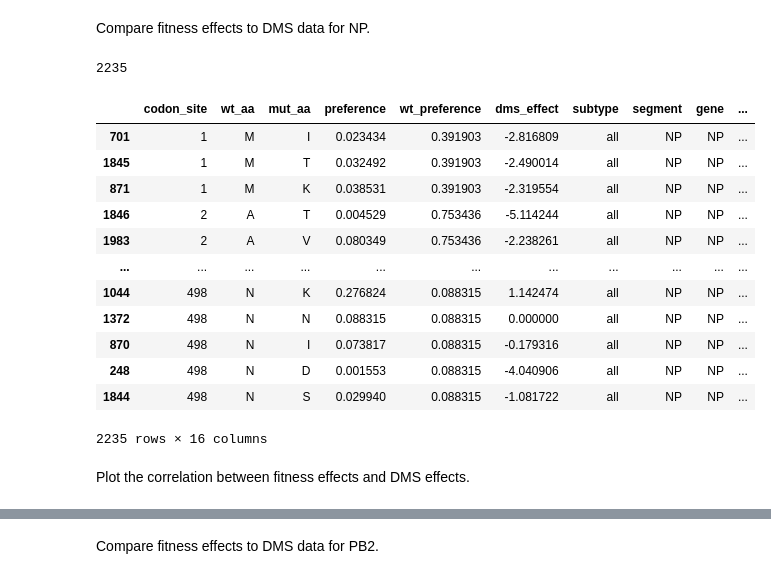
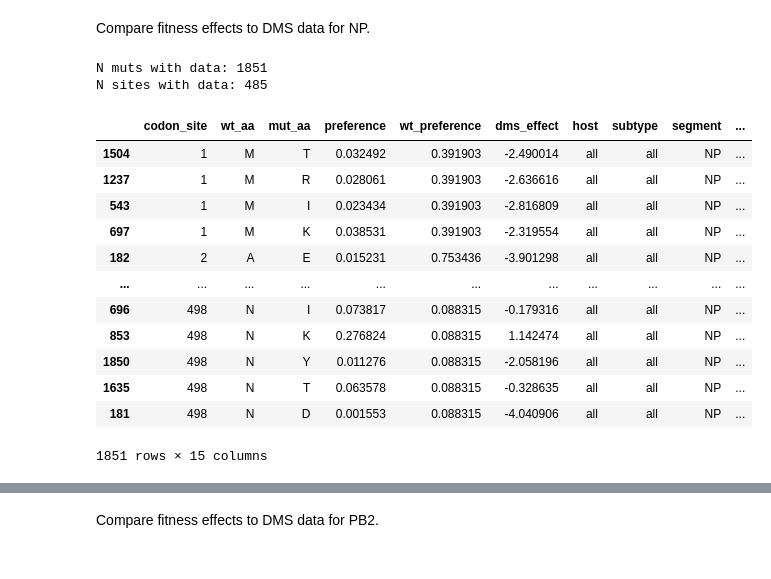
Before and after one commit to matsengrp/flu-mut-rates, a Jupyter notebook: notebooks/analyze_fitness_effects.ipynb, the cells around one changed output, grey strips where cells are left out. Cells and saved outputs as stored; diff of their text form; code cells hidden in the pictures.

```diff
--- a/notebooks/analyze_fitness_effects.ipynb
+++ b/notebooks/analyze_fitness_effects.ipynb
@@ -22,6 +22,8 @@ Read in data
 # %%
 # Read in fitness effects of amino-acid mutations
 fitness_df = pd.read_csv('../results/aa_fitness_effects.csv', keep_default_na=False)
+fitness_df = fitness_df[fitness_df['host'] == 'all']
 
 # Read in data on fitness effects of synonymous mutations at a given site
 site_syn_fitness_df = pd.read_csv('../results/sitewise_synonymous_fitness_effects.csv', keep_default_na=False)
+site_syn_fitness_df = site_syn_fitness_df[site_syn_fitness_df['host'] == 'all']
@@ -278,39 +227,37 @@ r nonsyn: 0.007194851240708936
 Compare fitness effects to DMS data for NP.
 # %%
 # Get fitness data
-count_threshold = 25
-fitness_lod = np.log(0.5/(count_threshold+0.5))
-fitness_data = fitness_df[
+np_fitness_data = fitness_df[
     (fitness_df['gene'] == 'NP') &
-    (fitness_df['expected_count'] >= count_threshold) &
+    (fitness_df['mut_class'] == 'nonsynonymous') &
+    (fitness_df['expected_count'] >= count_threshold_dms_comparison) &
     (fitness_df['subtype'] == 'all')
 ].copy()
-fitness_data['codon_site'] = fitness_data['codon_site'].astype(int)
+np_fitness_data['codon_site'] = np_fitness_data['codon_site'].astype(int)
 
 # Read in data and merge with fitness data. The sites are indexed in the exact same way.
 np_dms_data = (
     pd.read_csv('../results/dms_data/Bloom_NP/processed_dms_data.csv')
     .rename(columns={'site':'codon_site'})
-    .merge(fitness_data, on=['codon_site', 'wt_aa', 'mut_aa'], how='inner')
+    .merge(np_fitness_data, on=['codon_site', 'wt_aa', 'mut_aa'], how='inner')
     .sort_values('codon_site')
 )
-
-print(len(np_dms_data))
+print('N muts with data:', len(np_dms_data))
+print('N sites with data:', np_dms_data['codon_site'].nunique())
 np_dms_data
 # %% [output]
-2235
+N muts with data: 1851
+N sites with data: 485
-|  | codon_site | wt_aa | mut_aa | preference | wt_preference | dms_effect | subtype | segment | gene | ... |
-| 701 | 1 | M | I | 0.023434 | 0.391903 | -2.816809 | all | NP | NP | ... |
-| 1845 | 1 | M | T | 0.032492 | 0.391903 | -2.490014 | all | NP | NP | ... |
-| 871 | 1 | M | K | 0.038531 | 0.391903 | -2.319554 | all | NP | NP | ... |
-| 1846 | 2 | A | T | 0.004529 | 0.753436 | -5.114244 | all | NP | NP | ... |
-| 1983 | 2 | A | V | 0.080349 | 0.753436 | -2.238261 | all | NP | NP | ... |
+|  | codon_site | wt_aa | mut_aa | preference | wt_preference | dms_effect | host | subtype | segment | ... |
+| 1504 | 1 | M | T | 0.032492 | 0.391903 | -2.490014 | all | all | NP | ... |
+| 1237 | 1 | M | R | 0.028061 | 0.391903 | -2.636616 | all | all | NP | ... |
+| 543 | 1 | M | I | 0.023434 | 0.391903 | -2.816809 | all | all | NP | ... |
+| 697 | 1 | M | K | 0.038531 | 0.391903 | -2.319554 | all | all | NP | ... |
+| 182 | 2 | A | E | 0.015231 | 0.753436 | -3.901298 | all | all | NP | ... |
 | ... | ... | ... | ... | ... | ... | ... | ... | ... | ... | ... |
-| 1044 | 498 | N | K | 0.276824 | 0.088315 | 1.142474 | all | NP | NP | ... |
-| 1372 | 498 | N | N | 0.088315 | 0.088315 | 0.000000 | all | NP | NP | ... |
-| 870 | 498 | N | I | 0.073817 | 0.088315 | -0.179316 | all | NP | NP | ... |
-| 248 | 498 | N | D | 0.001553 | 0.088315 | -4.040906 | all | NP | NP | ... |
-| 1844 | 498 | N | S | 0.029940 | 0.088315 | -1.081722 | all | NP | NP | ... |
+| 696 | 498 | N | I | 0.073817 | 0.088315 | -0.179316 | all | all | NP | ... |
+| 853 | 498 | N | K | 0.276824 | 0.088315 | 1.142474 | all | all | NP | ... |
+| 1850 | 498 | N | Y | 0.011276 | 0.088315 | -2.058196 | all | all | NP | ... |
+| 1635 | 498 | N | T | 0.063578 | 0.088315 | -0.328635 | all | all | NP | ... |
+| 181 | 498 | N | D | 0.001553 | 0.088315 | -4.040906 | all | all | NP | ... |
-2235 rows × 16 columns
+1851 rows × 15 columns
-# %% [markdown]
-Plot the correlation between fitness effects and DMS effects.
```
Also changed, not shown: parts of 17 cells of this notebook, 1 other file.
